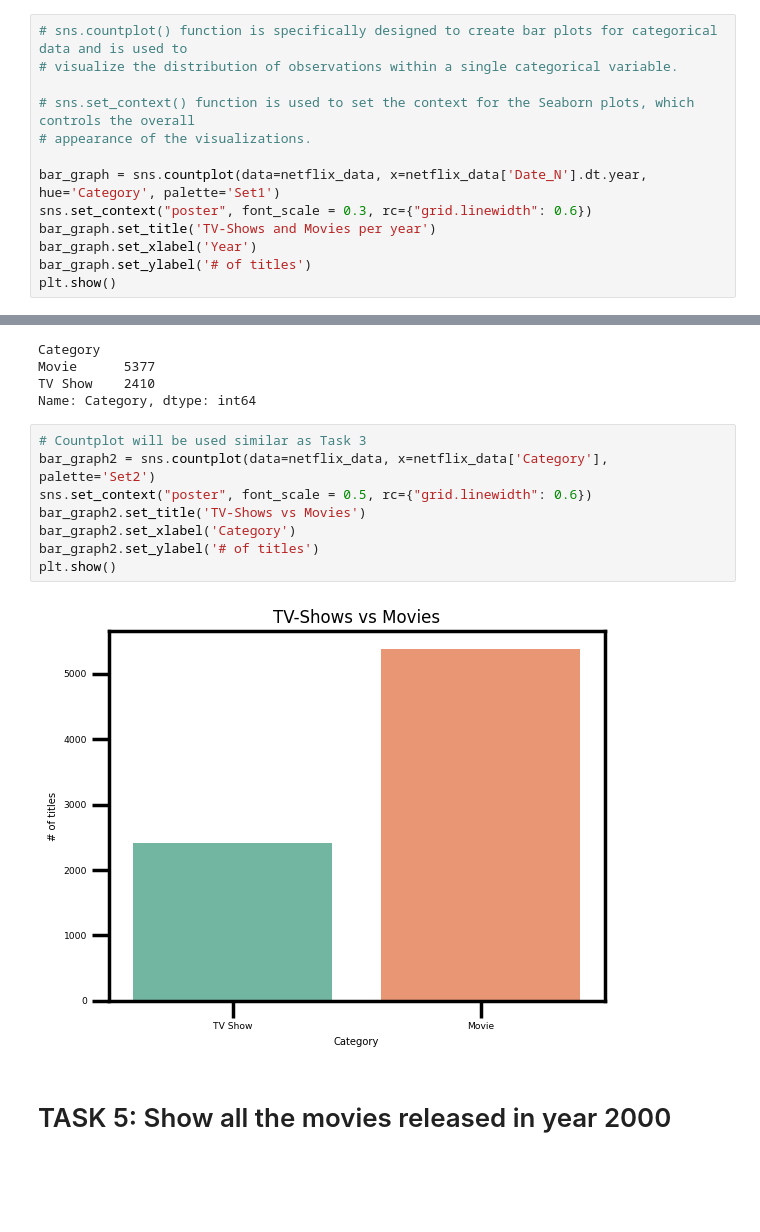
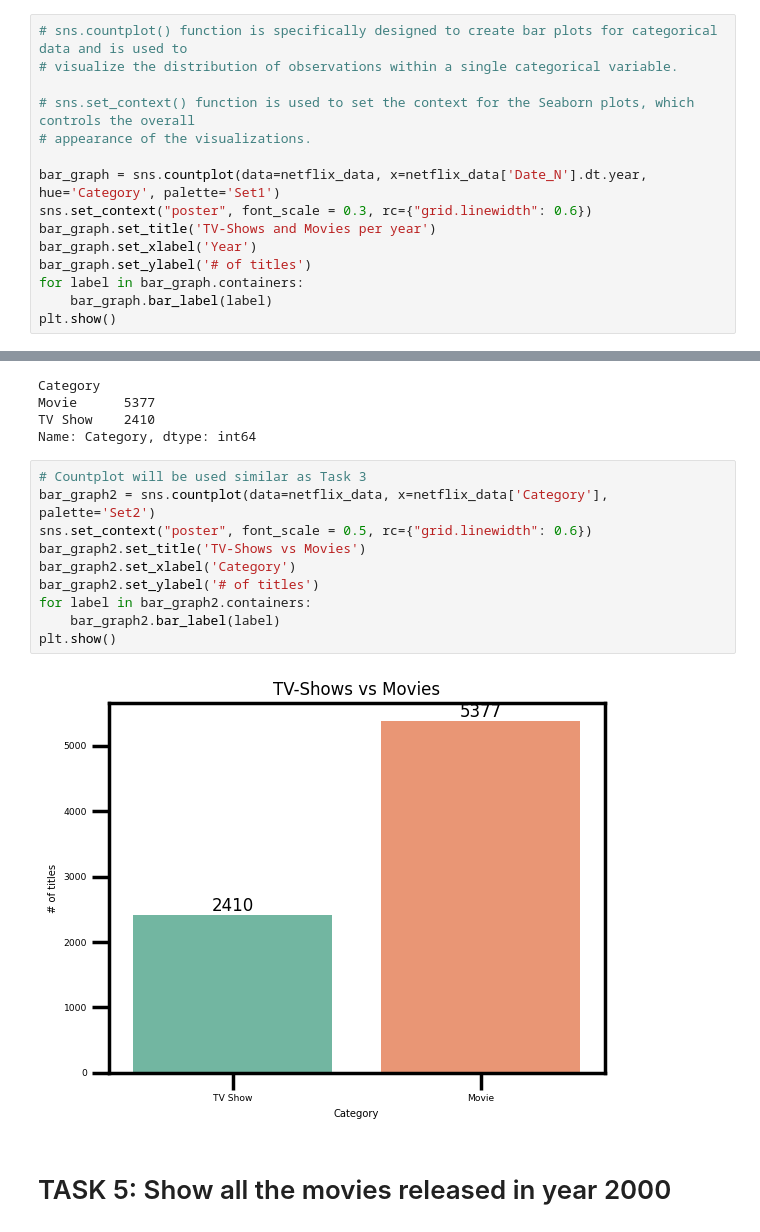
Before and after one commit to RuloVH7/netflixProject, a Jupyter notebook: netflixProject.ipynb, the cells around one changed output, grey strips where cells are left out. Drawn from its saved outputs; the diff is of its cells as text; blank space fills up the shorter version.

```diff
--- a/netflixProject.ipynb
+++ b/netflixProject.ipynb
@@ -255,5 +255,7 @@ sns.set_context("poster", font_scale = 0.3, rc={"grid.linewidth": 0.6})
 bar_graph.set_title('TV-Shows and Movies per year')
 bar_graph.set_xlabel('Year')
 bar_graph.set_ylabel('# of titles')
+for label in bar_graph.containers:
+    bar_graph.bar_label(label)
 plt.show()
 # %% [output]
@@ -281,13 +283,15 @@ Name: Category, dtype: int64
 # %%
 # Countplot will be used similar as Task 3
 bar_graph2 = sns.countplot(data=netflix_data, x=netflix_data['Category'], palette='Set2')
 sns.set_context("poster", font_scale = 0.5, rc={"grid.linewidth": 0.6})
 bar_graph2.set_title('TV-Shows vs Movies')
 bar_graph2.set_xlabel('Category')
 bar_graph2.set_ylabel('# of titles')
+for label in bar_graph2.containers:
+    bar_graph2.bar_label(label)
 plt.show()
 # %% [output]
-[figure, old version]
+[figure, new version]
 # %% [markdown]
 # TASK 5: Show all the movies released in year 2000
 # %%
```
Also changed, not shown: parts of 2 cells of this notebook.
